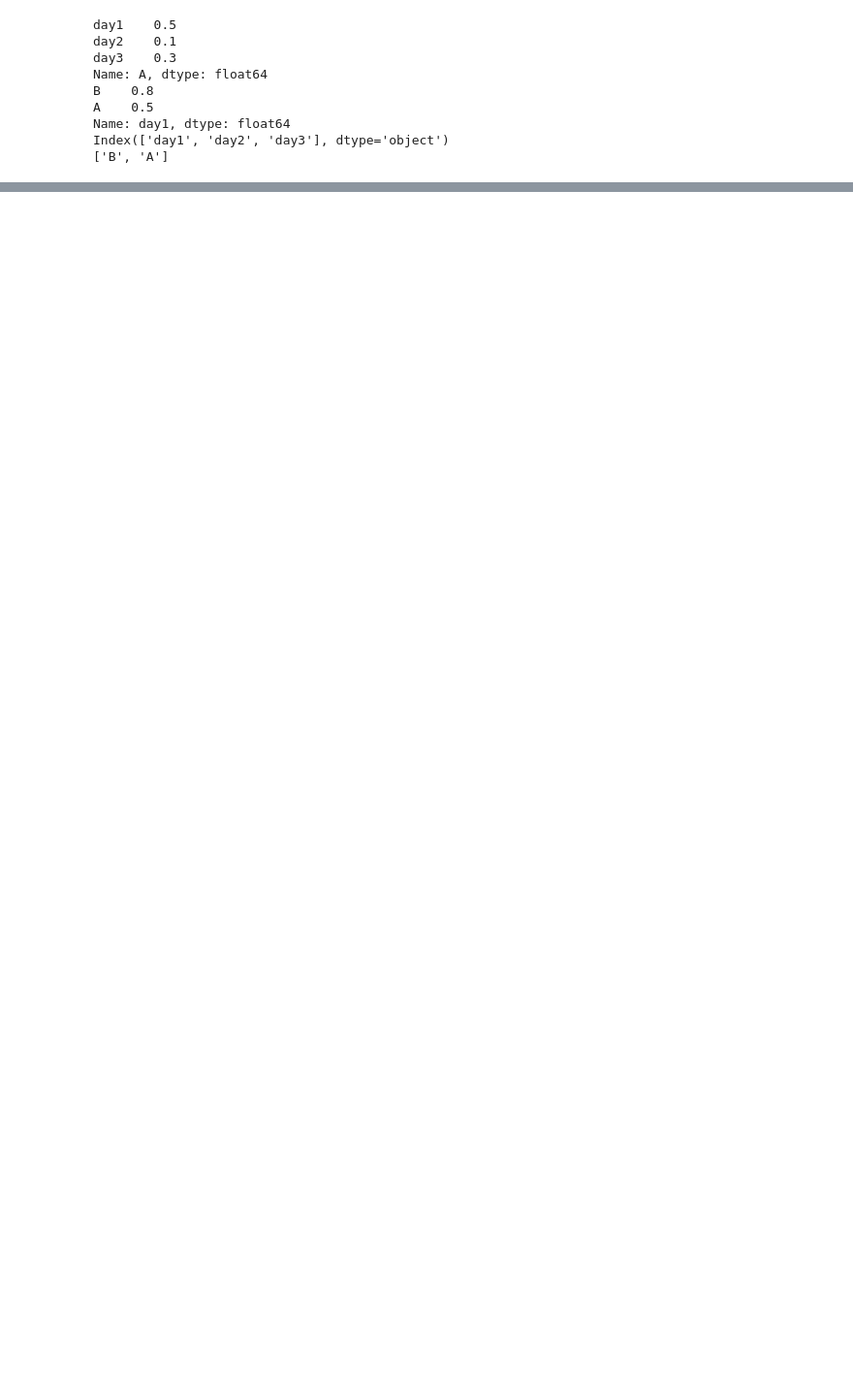
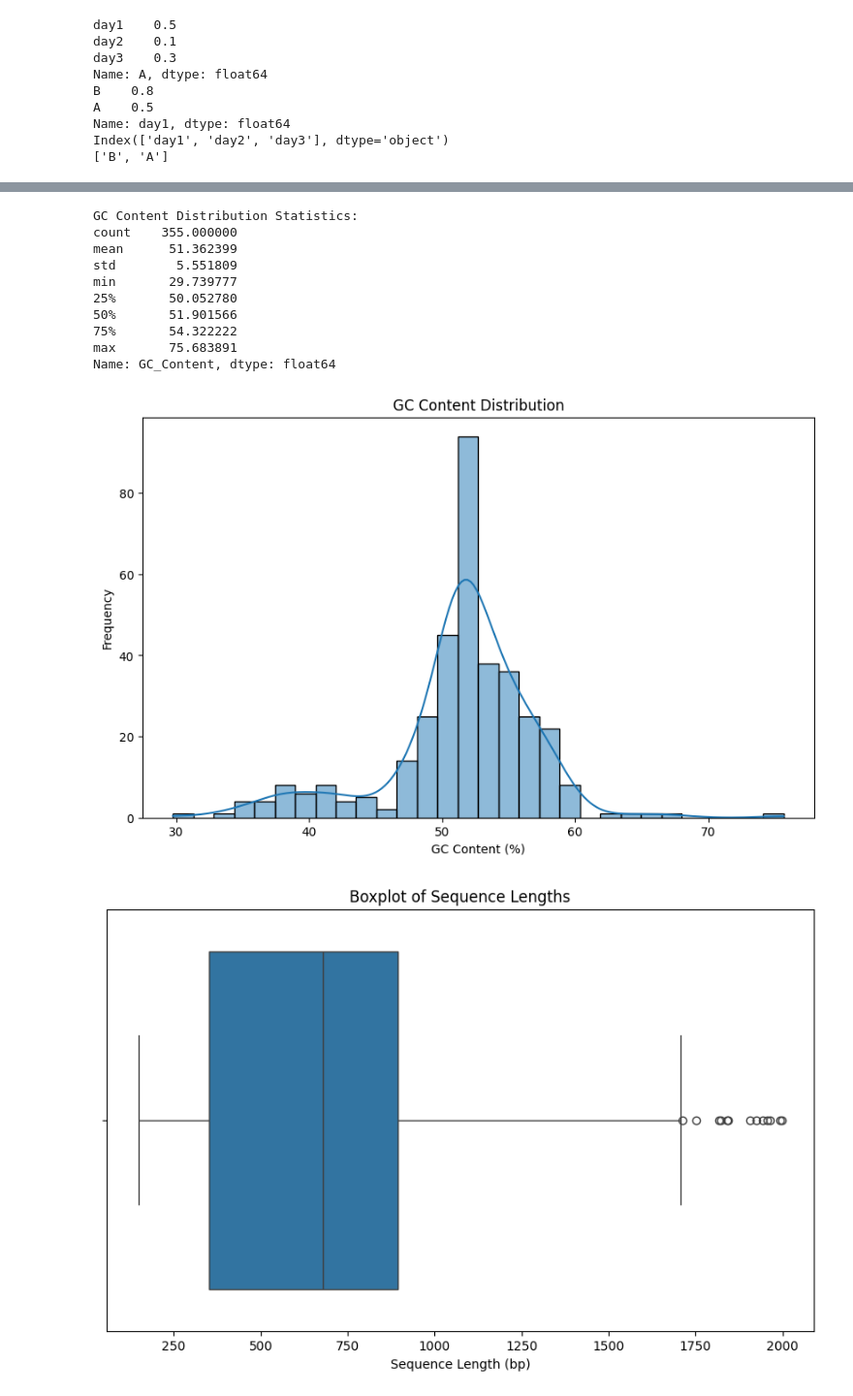
Before and after one commit to greendaygh/cnu-deeplearning-2024, a Jupyter notebook: cnu_data_handling.ipynb, the cells around one changed output, grey strips where cells are left out. Shown: that part at 97% size. Drawn from its saved outputs; the diff is of its cells as text; code cells hidden in the pictures; blank space fills up the shorter version.

```diff
--- a/cnu_data_handling.ipynb
+++ b/cnu_data_handling.ipynb
@@ -672,0 +593,40 @@ This script demonstrates the integration of data handling, analysis, and visuali
+# %%
+import pandas as pd
+import matplotlib.pyplot as plt
+import seaborn as sns
+
+# Load data from CSV file
+df = pd.read_csv('data/esterase_stats.csv')
+
+# Compute statistics for GC content distribution
+gc_stats = df['GC_Content'].describe()
+print("GC Content Distribution Statistics:")
+print(gc_stats)
+
+# Generate a histogram for GC content distribution
+plt.figure(figsize=(10, 6))
+sns.histplot(df['GC_Content'], bins=30, kde=True)
+plt.title('GC Content Distribution')
+plt.xlabel('GC Content (%)')
+plt.ylabel('Frequency')
+plt.show()
+
+# Generate a boxplot for sequence lengths
+plt.figure(figsize=(10, 6))
+sns.boxplot(x=df['Length'])
+plt.title('Boxplot of Sequence Lengths')
+plt.xlabel('Sequence Length (bp)')
+plt.show()
+# %% [output]
+GC Content Distribution Statistics:
+count    355.000000
+mean      51.362399
+std        5.551809
+min       29.739777
+25%       50.052780
+50%       51.901566
+75%       54.322222
+max       75.683891
+Name: GC_Content, dtype: float64
+[figure, added]
+[figure, added]
```
Also changed, not shown: parts of 58 cells of this notebook, 37 other files.
